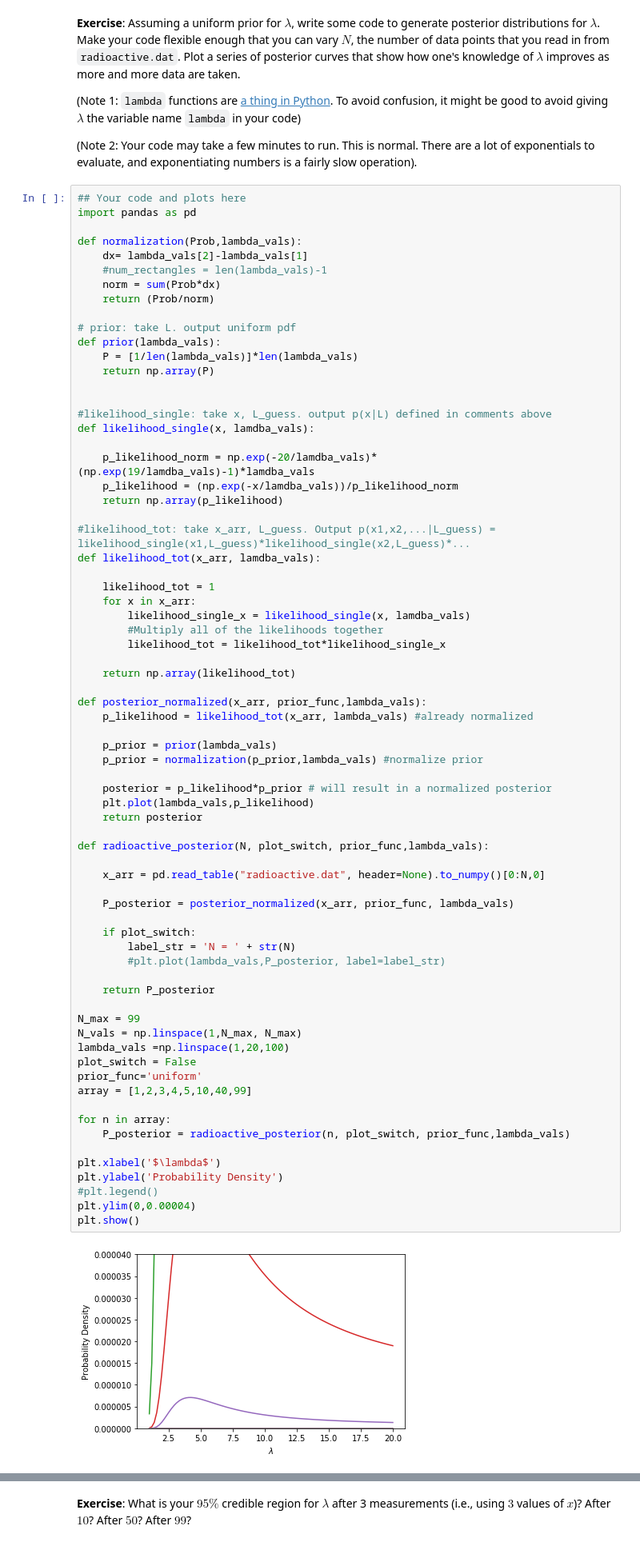
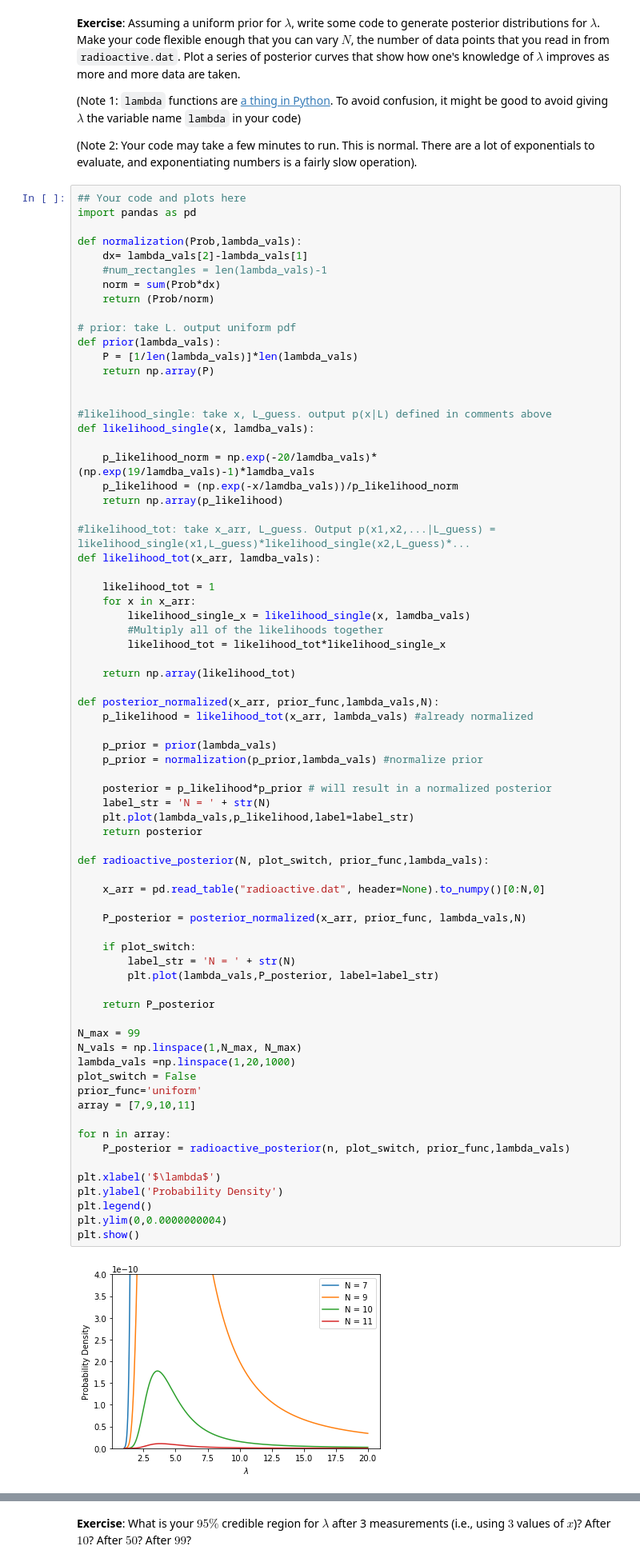
Before and after one commit to katiesavarc/DataSci_Lab, a Jupyter notebook: CodingLab05/CodingLab05_Bayes.ipynb, the cells around one changed output, grey strips where cells are left out. Shown at 80% size. Drawn from its saved outputs; the diff is of its cells as text.

```diff
--- a/CodingLab05/CodingLab05_Bayes.ipynb
+++ b/CodingLab05/CodingLab05_Bayes.ipynb
@@ -448,45 +448,46 @@ def likelihood_tot(x_arr, lamdba_vals):
 
     return np.array(likelihood_tot)
 
-def posterior_normalized(x_arr, prior_func,lambda_vals):
+def posterior_normalized(x_arr, prior_func,lambda_vals,N):
     p_likelihood = likelihood_tot(x_arr, lambda_vals) #already normalized
 
     p_prior = prior(lambda_vals)
     p_prior = normalization(p_prior,lambda_vals) #normalize prior
 
     posterior = p_likelihood*p_prior # will result in a normalized posterior
-    plt.plot(lambda_vals,p_likelihood)
+    label_str = 'N = ' + str(N)
+    plt.plot(lambda_vals,p_likelihood,label=label_str)
     return posterior
 
 def radioactive_posterior(N, plot_switch, prior_func,lambda_vals):
 
     x_arr = pd.read_table("radioactive.dat", header=None).to_numpy()[0:N,0]
 
-    P_posterior = posterior_normalized(x_arr, prior_func, lambda_vals)
+    P_posterior = posterior_normalized(x_arr, prior_func, lambda_vals,N)
 
     if plot_switch:
         label_str = 'N = ' + str(N)
-        #plt.plot(lambda_vals,P_posterior, label=label_str)
+        plt.plot(lambda_vals,P_posterior, label=label_str)
 
     return P_posterior
 
 N_max = 99
 N_vals = np.linspace(1,N_max, N_max)
-lambda_vals =np.linspace(1,20,100)
+lambda_vals =np.linspace(1,20,1000)
 plot_switch = False
 prior_func='uniform'
-array = [1,2,3,4,5,10,40,99]
+array = [7,9,10,11]
 
 for n in array:
     P_posterior = radioactive_posterior(n, plot_switch, prior_func,lambda_vals)
 
 plt.xlabel('$\lambda$')
 plt.ylabel('Probability Density')
-#plt.legend()
-plt.ylim(0,0.00004)
+plt.legend()
+plt.ylim(0,0.0000000004)
 plt.show()
 # %% [output]
-[figure, old version]
+[figure, new version]
 # %%
 N= 5
 x_df = pd.read_table("radioactive.dat", header=None).to_numpy()[0:N,0]
```
Also changed, not shown: parts of 1 cell of this notebook.
